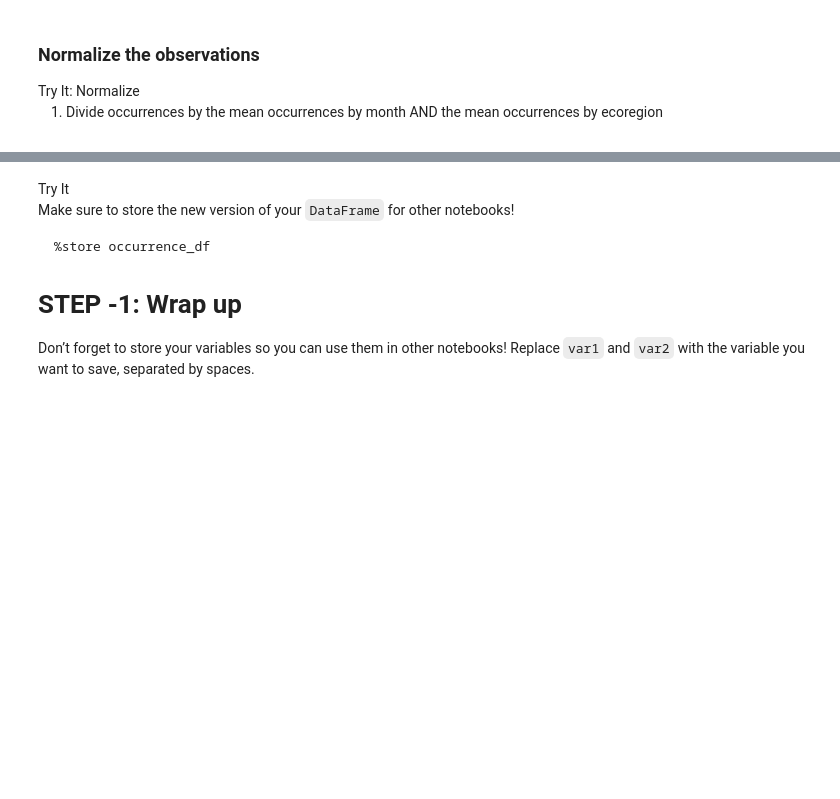
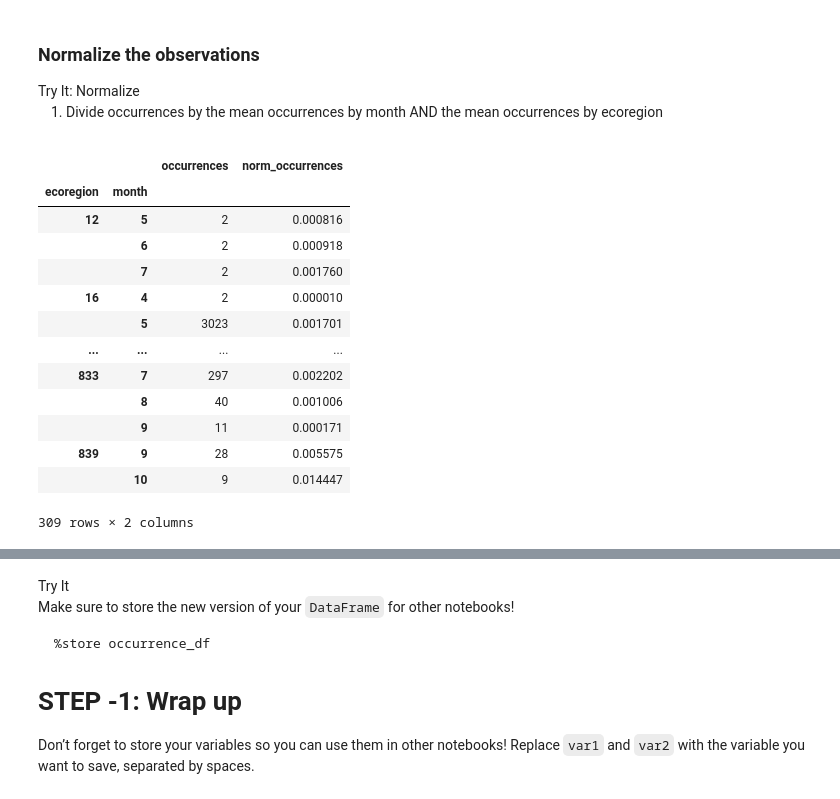
Before and after one commit to earthlab-education/02-migration-ryme1295, a Jupyter notebook: notebooks/migration-32-normalize.ipynb, the cells around one changed output, grey strips where cells are left out. Cells and saved outputs as stored; diff of their text form; code cells hidden in the pictures; blank space fills up the shorter version.

```diff
--- a/notebooks/migration-32-normalize.ipynb
+++ b/notebooks/migration-32-normalize.ipynb
@@ -104,8 +122,26 @@ occurrences by ecoregion</li>
 </ol></div></div>
 # %%
 # Normalize by space and time for sampling effort
+# Was stuck on this becuase a lack of famliarity
+# Got past it and will remember for net time
 occurrence_df['norm_occurrences'] = (
     occurrence_df
-    ...
+    /mean_occurrences_by_ecoregion
+    /mean_occurrences_by_month
 )
 occurrence_df
+# %% [output]
+|  |  | occurrences | norm_occurrences |
+| ecoregion | month |  |  |
+| 12 | 5 | 2 | 0.000816 |
+|  | 6 | 2 | 0.000918 |
+|  | 7 | 2 | 0.001760 |
+| 16 | 4 | 2 | 0.000010 |
+|  | 5 | 3023 | 0.001701 |
+| ... | ... | ... | ... |
+| 833 | 7 | 297 | 0.002202 |
+|  | 8 | 40 | 0.001006 |
+|  | 9 | 11 | 0.000171 |
+| 839 | 9 | 28 | 0.005575 |
+|  | 10 | 9 | 0.014447 |
+309 rows × 2 columns
```
Also changed, not shown: parts of 6 cells of this notebook.
